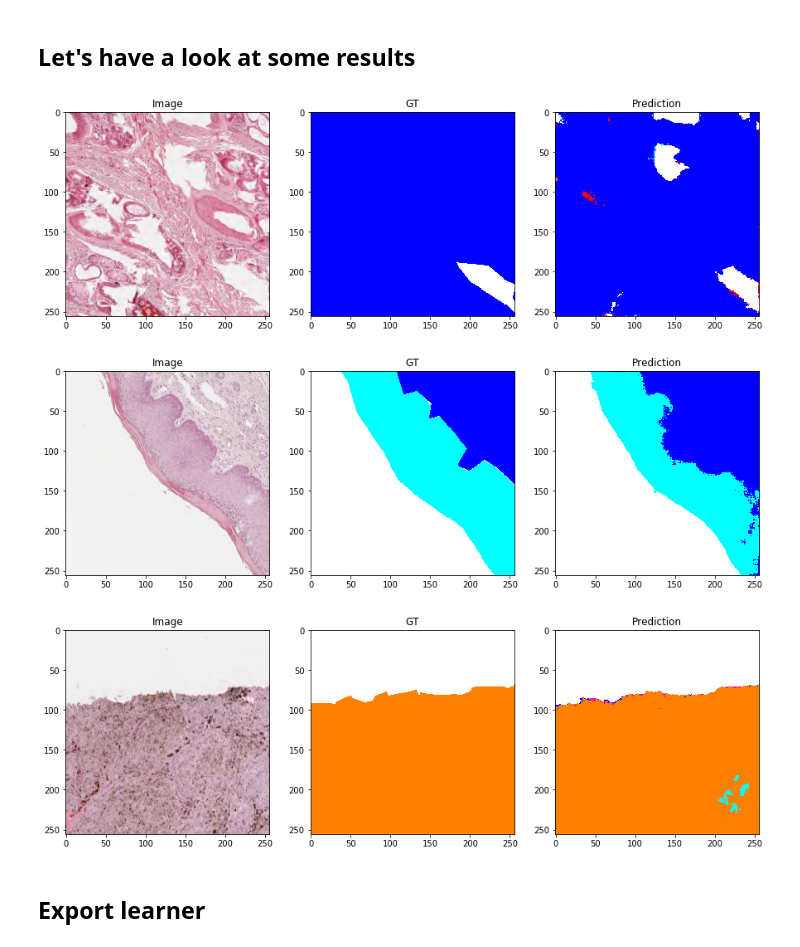
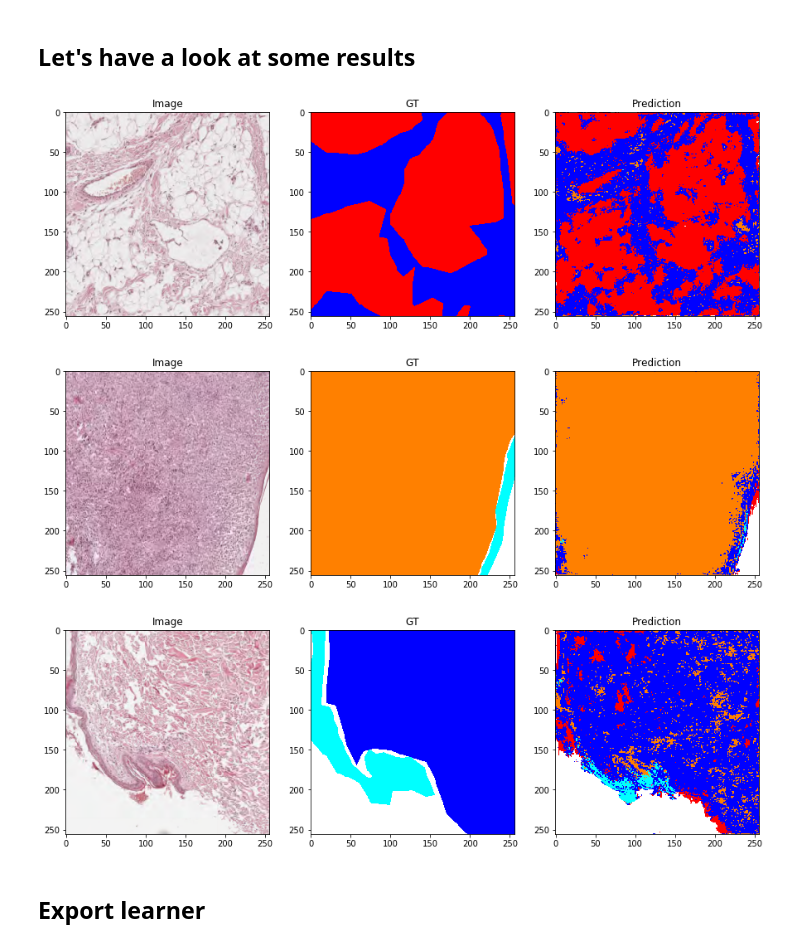
Before and after one commit to DeepMicroscopy/CanineCutaneousTumors, a Jupyter notebook: segmentation/segmentation_training.ipynb, the cells around one changed output. Drawn from its saved outputs; the diff is of its cells as text; code cells hidden in the pictures.

```diff
--- a/segmentation/segmentation_training.ipynb
+++ b/segmentation/segmentation_training.ipynb
@@ -44,16 +45,16 @@
 # %% [markdown]
 ## Define model input parameters
 # %%
-patch_size = 256
+patch_size = 512
 patches_per_slide = 10 # define number of pathes sampled per slide for each pseudo-epoch
-batch_size = 2
+batch_size = 8
 level = 2  # resolution level of image pyramid (higher level corresponds to lower resoution)
 lr = 1e-4
 encoder = models.resnet18
 # %% [markdown]
 ## Define paths of slide folder and annotation JSON
 # %%
-target_folder = Path("D:/Slides/Canine Skin Tumors")
+target_folder = Path("../catch")
 annotation_file = "../CATCH.json"
 # %% [markdown]
 ## Define dict to match annotation classes to classes used for training
@@ -85,7 +86,7 @@ item_list = item_list.label_from_func(get_y_func, classes=['Bg', 'Dermis', 'Epid
 # %% [markdown]
 ## Normalize with training set statistics
 # %%
-data = item_list.transform(tfms, size=patch_size, tfm_y=True).databunch(bs=batch_size, no_check=True, num_workers=0).normalize(([0.7582, 0.5705, 0.6558],[0.0868, 0.1121, 0.0994])) # For Windows num_workers has to be set to 0
+data = item_list.transform(tfms, size=patch_size, tfm_y=True).databunch(bs=batch_size, no_check=True, num_workers=0).normalize(([0.7587, 0.5718, 0.6572],[0.0866, 0.1118, 0.0990])) # For Windows num_workers has to be set to 0
 # %% [markdown]
 ## Let's have a look at the data
 # %%
@@ -149,13 +149,13 @@ def show_patch_results (learn, device, image_container, x_min, y_min, level, pat
         ax[1].imshow(lut[gt])
         ax[2].imshow(np.squeeze(lut[prediction], 0))
 # %%
-show_patch_results(learn, device, valid_files[0], 30500, 70000, level, patch_size)
-show_patch_results(learn, device, valid_files[1], 10000, 61000, level, patch_size)
-show_patch_results(learn, device, valid_files[2], 40000, 61000, level, patch_size)
+show_patch_results(learn, device, valid_files[0], 30000, 30000, level, patch_size)
+show_patch_results(learn, device, valid_files[1], 50000, 40000, level, patch_size)
+show_patch_results(learn, device, valid_files[1], 20000, 50000, level, patch_size)
 # %% [output]
-[figure, old version]
+[figure, new version]
-[figure, old version]
+[figure, new version]
-[figure, old version]
+[figure, new version]
 # %% [markdown]
 ## Export learner
 # %%
```
Also changed, not shown: parts of 3 cells of this notebook, 3 other files.
